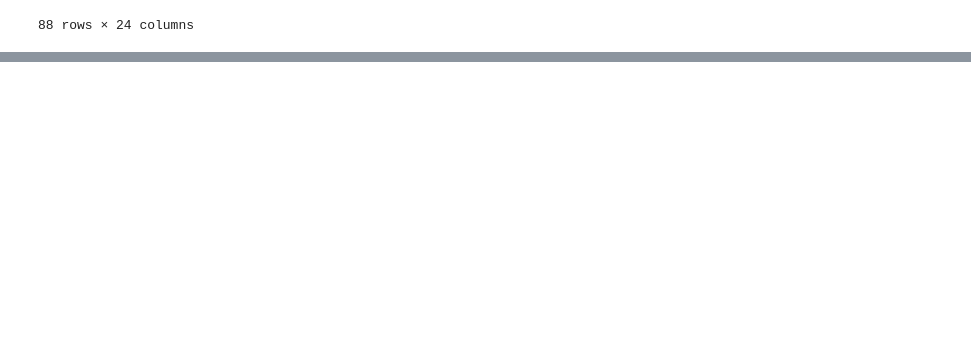
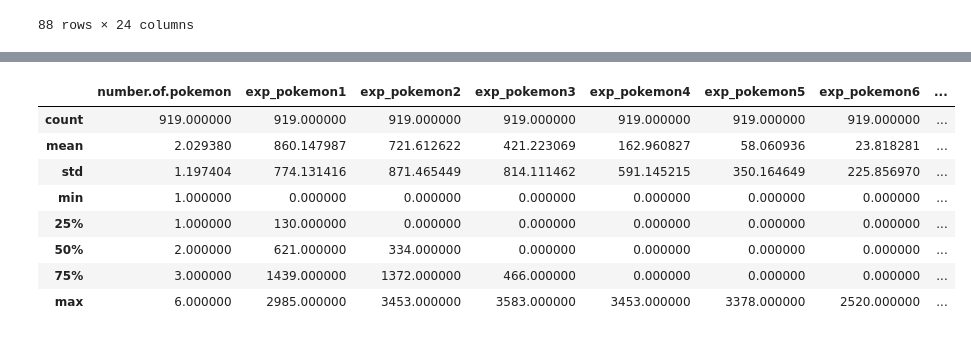
Before and after one commit to KaneishaReese/PokemonProject, a Jupyter notebook: notebooks/EDA.ipynb, the cells around one changed output, grey strips where cells are left out. Saved outputs shown, nothing was run; the diff lists cells and outputs as text; code cells hidden in the pictures; blank space fills up the shorter version.

```diff
--- a/notebooks/EDA.ipynb
+++ b/notebooks/EDA.ipynb
@@ -150,3 +161,15 @@ trainers_df[trainers_df['number.of.pokemon']==0]
 | 921 | Leader Volkner | 0 | 2328 | 2364 | 0 | 0 | 0 | ... |
 | 922 | Elite Four Flint | 0 | 2448 | 2376 | 0 | 0 | 0 | ... |
 88 rows × 24 columns
+# %%
+# Found number.of.pokemon to be 0 for 88 entries, will attempt updating the column with  number of non-null Pokémon per row
+pokemon_cols = ['pokemon1', 'pokemon2', 'pokemon3', 'pokemon4', 'pokemon5', 'pokemon6']
+
+trainers_df['number.of.pokemon'] = trainers_df[pokemon_cols].notna().sum(axis=1)
+
+# Found total_EXP to be 0 for 8 entries, will attempt updating the column with  sum of indivual pokemon EXP
+exp_cols = ['exp_pokemon1', 'exp_pokemon2', 'exp_pokemon3', 'exp_pokemon4', 'exp_pokemon5', 'exp_pokemon6']
+
+trainers_df['total_EXP'] = trainers_df[exp_cols].sum(axis=1)
+
+trainers_df.describe()
@@ -152,0 +186,14 @@ trainers_df[trainers_df['number.of.pokemon']==0]
+# %%
+# Updating the 8 entries with total_EXP of 0 did not work and they can be dropped fromt the dataset, less than 1% of total entries
+trainers_df = trainers_df[trainers_df['total_EXP']>0]
+trainers_df.describe()
+# %% [output]
+|  | number.of.pokemon | exp_pokemon1 | exp_pokemon2 | exp_pokemon3 | exp_pokemon4 | exp_pokemon5 | exp_pokemon6 | ... |
+| count | 919.000000 | 919.000000 | 919.000000 | 919.000000 | 919.000000 | 919.000000 | 919.000000 | ... |
+| mean | 2.029380 | 860.147987 | 721.612622 | 421.223069 | 162.960827 | 58.060936 | 23.818281 | ... |
+| std | 1.197404 | 774.131416 | 871.465449 | 814.111462 | 591.145215 | 350.164649 | 225.856970 | ... |
+| min | 1.000000 | 0.000000 | 0.000000 | 0.000000 | 0.000000 | 0.000000 | 0.000000 | ... |
+| 25% | 1.000000 | 130.000000 | 0.000000 | 0.000000 | 0.000000 | 0.000000 | 0.000000 | ... |
+| 50% | 2.000000 | 621.000000 | 334.000000 | 0.000000 | 0.000000 | 0.000000 | 0.000000 | ... |
+| 75% | 3.000000 | 1439.000000 | 1372.000000 | 466.000000 | 0.000000 | 0.000000 | 0.000000 | ... |
+| max | 6.000000 | 2985.000000 | 3453.000000 | 3583.000000 | 3453.000000 | 3378.000000 | 2520.000000 | ... |
```
Also changed, not shown: parts of 27 cells of this notebook.
